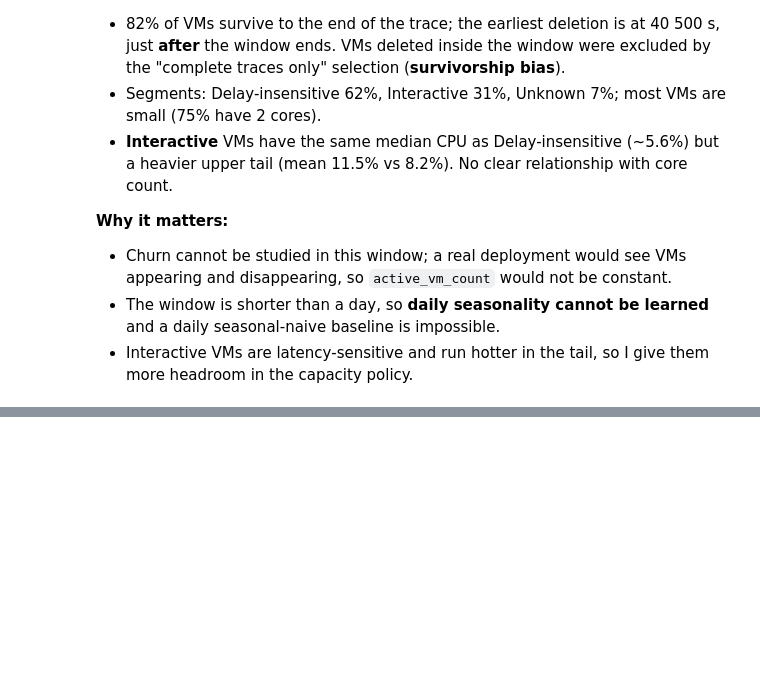
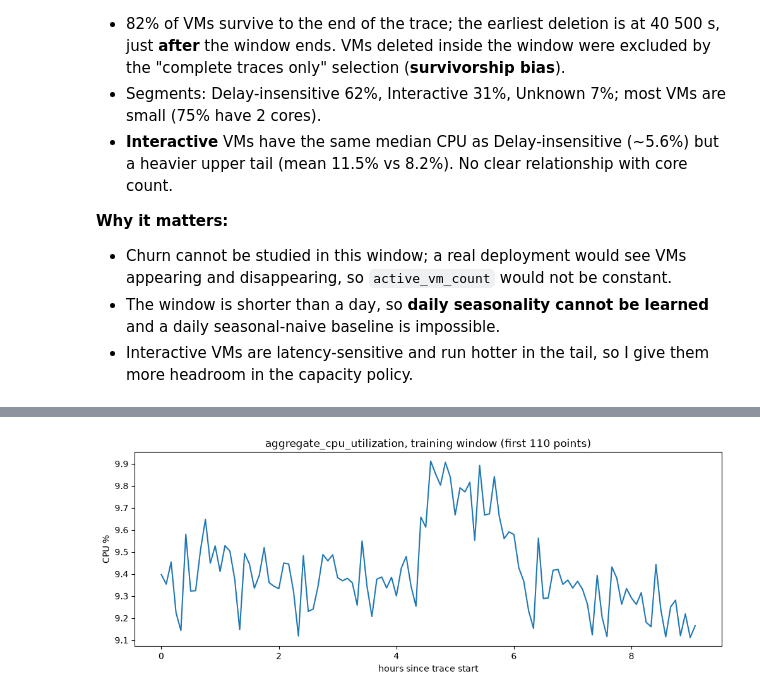
Before and after one commit to Akillot/forecasting-challenge, a Jupyter notebook: notebooks/01_data_audit.ipynb, the cells around one changed output, grey strips where cells are left out. Drawn from its saved outputs; the diff is of its cells as text; code cells hidden in the pictures; blank space fills up the shorter version.

Commit message:
feat: add target series in 01_data_audit

```diff
--- a/notebooks/01_data_audit.ipynb
+++ b/notebooks/01_data_audit.ipynb
@@ -235,0 +238,7 @@ so I give them more headroom in the capacity policy.
+# %%
+from cwfc.targets import build_targets, split_train_holdout
+
+targets = build_targets(cpu)
+train, _ = split_train_holdout(targets)
+print(targets.shape, train.shape)
+train.describe().round(3)
@@ -235,0 +256,7 @@ so I give them more headroom in the capacity policy.
+# %%
+fig, ax = plt.subplots(figsize=(12,4))
+ax.plot(train["timestamp"] / 3600, train["aggregate_cpu_utilization"])
+ax.set(title="aggregate_cpu_utilization, training window (first 110 points)", xlabel="hours since trace start", ylabel="CPU %")
+plt.show()
+# %% [output]
+[figure, added]
```
Also changed, not shown: parts of 2 cells of this notebook.
